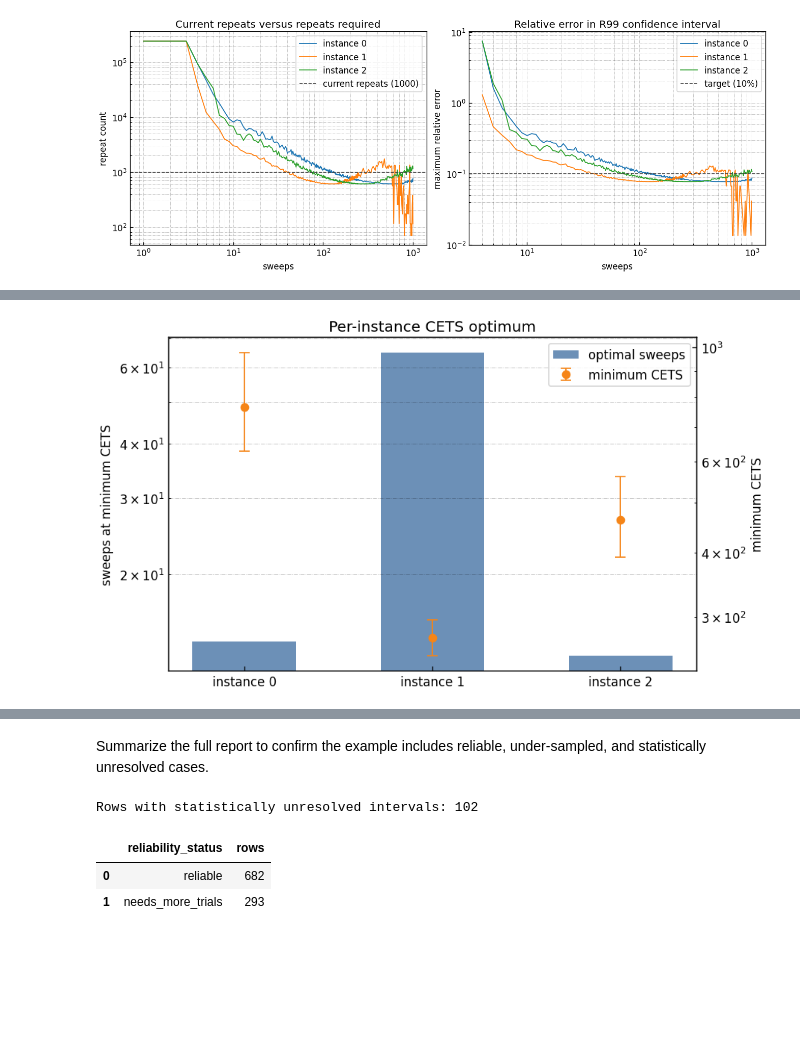
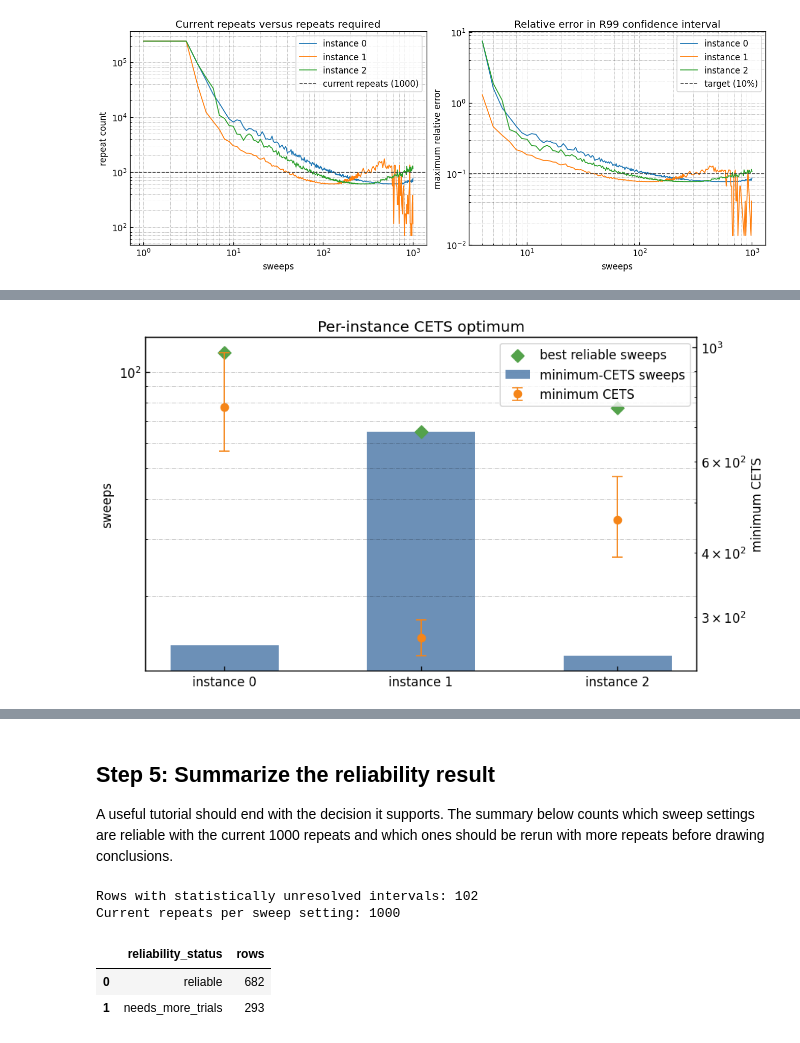
Before and after one commit to usra-riacs/stochastic-benchmark, a Jupyter notebook: examples/Simulated_Annealing/reliability_analysis.ipynb, the cells around one changed output, grey strips where cells are left out. Cells and saved outputs as stored; diff of their text form; code cells hidden in the pictures; blank space fills up the shorter version.

Commit message:
Make SA reliability notebook tutorial-focused (#75)

```diff
--- a/examples/Simulated_Annealing/reliability_analysis.ipynb
+++ b/examples/Simulated_Annealing/reliability_analysis.ipynb
@@ -262,6 +313,16 @@ optimal_rows = (
     .sort_values("instance")
 )
 assert not optimal_rows.empty
+
+reliable_optimal_rows = (
+    plot_report[plot_report["reliability_status"].eq("reliable")]
+    .dropna(subset=["CETS", "CETS_ci_lower", "CETS_ci_upper"])
+    .sort_values(["instance", "CETS", "sweeps"])
+    .groupby("instance", group_keys=False)
+    .head(1)
+    .sort_values("instance")
+)
+assert set(reliable_optimal_rows["instance"]) == set(optimal_rows["instance"])
 
 x = np.arange(len(optimal_rows))
 cets_estimates = optimal_rows["CETS"].to_numpy(dtype=float)
@@ -281,10 +342,19 @@ ax_sweeps.bar(
     width=0.55,
     color="#4c78a8",
     alpha=0.82,
-    label="optimal sweeps",
+    label="minimum-CETS sweeps",
+)
+ax_sweeps.scatter(
+    x,
+    reliable_optimal_rows["sweeps"].to_numpy(dtype=float),
+    color="#54a24b",
+    marker="D",
+    s=52,
+    zorder=3,
+    label="best reliable sweeps",
 )
 ax_sweeps.set_yscale("log")
-ax_sweeps.set_ylabel("sweeps at minimum CETS")
+ax_sweeps.set_ylabel("sweeps")
 ax_sweeps.set_xticks(x, [f"instance {int(instance)}" for instance in optimal_rows["instance"]])
 ax_sweeps.grid(True, axis="y", which="both", alpha=0.25)
 
@@ -296,33 +366,53 @@ ax_cets.errorbar(
     fmt="o",
     color="#f58518",
     capsize=4,
     linewidth=1.1,
     label="minimum CETS",
 )
 ax_cets.set_yscale("log")
 ax_cets.set_ylabel("minimum CETS")
 ax_cets.set_title("Per-instance CETS optimum")
 
 handles, labels = ax_sweeps.get_legend_handles_labels()
 cets_handles, cets_labels = ax_cets.get_legend_handles_labels()
 ax_cets.legend(handles + cets_handles, labels + cets_labels, loc="upper right")
 plt.show()
 
 optimal_summary = optimal_rows.loc[
     :,
     [
         "instance",
         "sweeps",
         "R99",
         "R99_ci_lower",
         "R99_ci_upper",
         "CETS",
         "CETS_ci_lower",
         "CETS_ci_upper",
         "maximum_relative_error",
+        "required_repeats",
         "reliability_status",
     ],
-].rename(columns={"sweeps": "optimal_sweeps"})
-optimal_summary
+].rename(columns={"sweeps": "point_estimate_best_sweeps"})
+
+reliable_summary = reliable_optimal_rows.loc[
+    :,
+    ["instance", "sweeps", "CETS", "maximum_relative_error", "required_repeats"],
+].rename(
+    columns={
+        "sweeps": "best_reliable_sweeps",
+        "CETS": "best_reliable_CETS",
+        "maximum_relative_error": "best_reliable_maximum_relative_error",
+        "required_repeats": "best_reliable_required_repeats",
+    }
+)
+strategy_comparison = optimal_summary.merge(reliable_summary, on="instance", how="left")
+strategy_comparison["same_sweep_when_requiring_reliability"] = (
+    strategy_comparison["point_estimate_best_sweeps"]
+    == strategy_comparison["best_reliable_sweeps"]
+)
+
+display(optimal_summary)
+strategy_comparison
 # %% [output]
-[figure, old version]
+[figure, new version]
@@ -333,5 +427,7 @@ optimal_summary
 # %% [markdown]
-Summarize the full report to confirm the example includes reliable, under-sampled, and statistically unresolved cases.
+## Step 5: Summarize the reliability result
+
+A useful tutorial should end with the decision it supports. The summary below counts which sweep settings are reliable with the current 1000 repeats and which ones should be rerun with more repeats before drawing conclusions.
 # %%
 status_summary = (
     report["reliability_status"]
@@ -340,10 +436,13 @@ status_summary = (
     .reset_index(name="rows")
 )
 unresolved_rows = int(report["statistically_unresolved"].sum())
+current_repeats = int(report["current_repeats"].dropna().iloc[0])
 print(f"Rows with statistically unresolved intervals: {unresolved_rows}")
+print(f"Current repeats per sweep setting: {current_repeats}")
 status_summary
 # %% [output]
 Rows with statistically unresolved intervals: 102
+Current repeats per sweep setting: 1000
 |  | reliability_status | rows |
 | 0 | reliable | 682 |
 | 1 | needs_more_trials | 293 |
```
Also changed, not shown: parts of 11 cells of this notebook, 1 other file.
